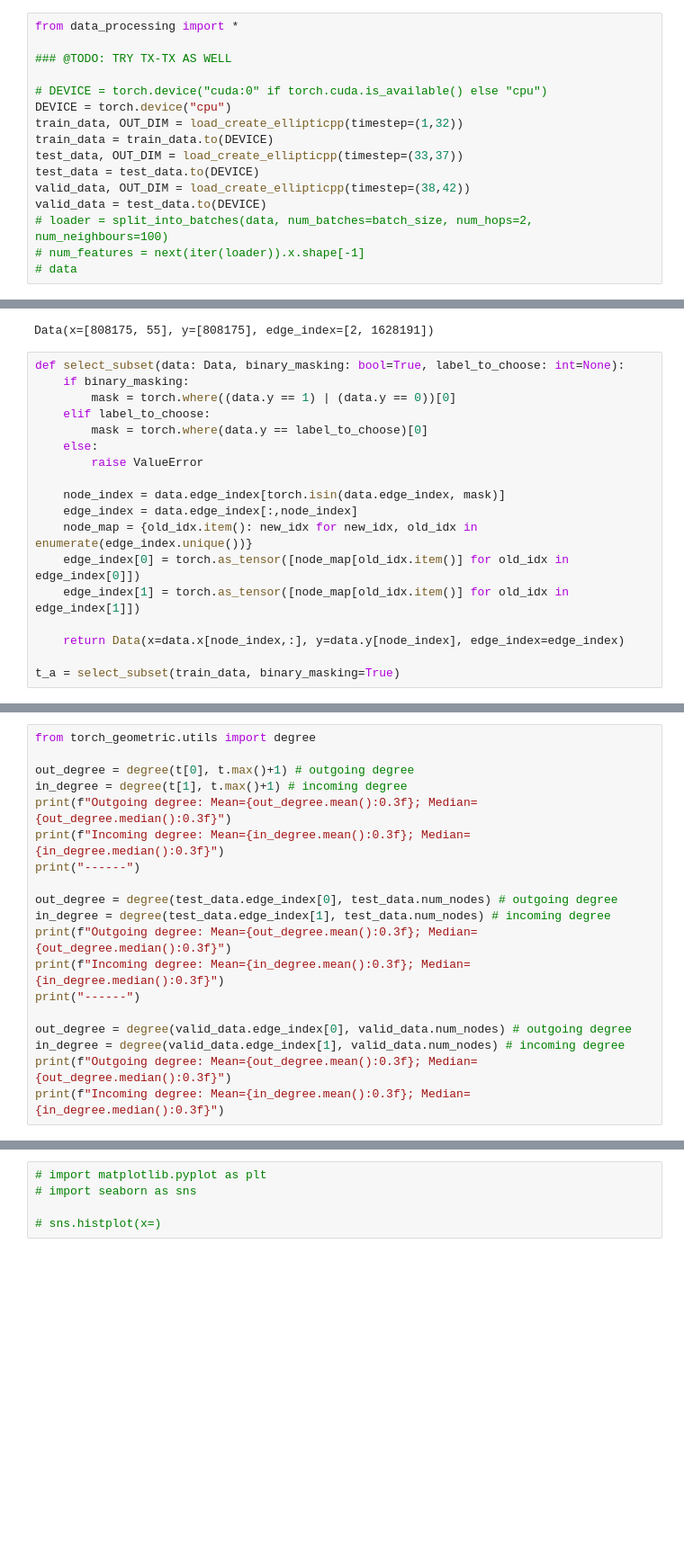
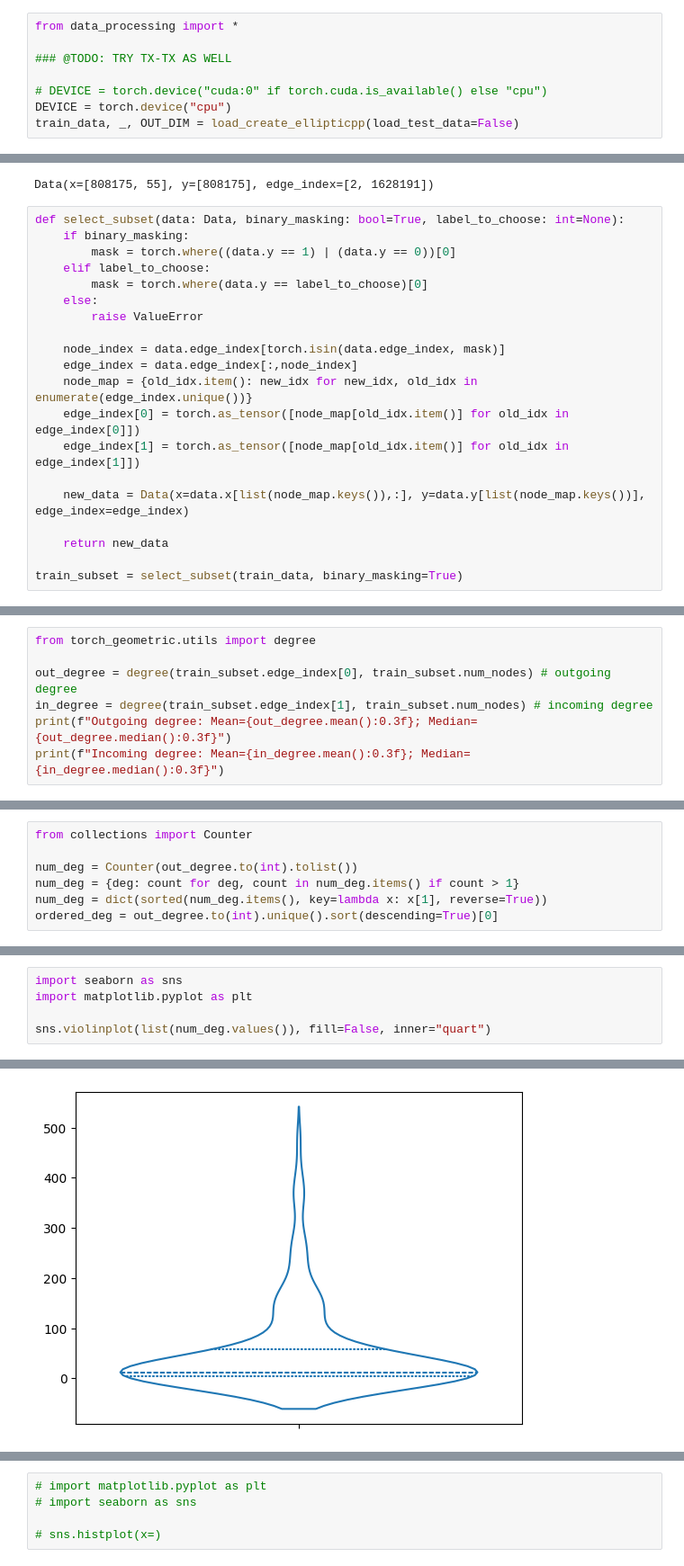
Before and after one commit to Tron404/SMCS_FraudDetection, a Jupyter notebook: data_exploration.ipynb, the cells around one changed output, grey strips where cells are left out. Shown: that part at 90% size. Cells and saved outputs as stored; diff of their text form; blank space fills up the shorter version.

```diff
--- a/data_exploration.ipynb
+++ b/data_exploration.ipynb
@@ -5,15 +5,7 @@ from data_processing import *
 
 # DEVICE = torch.device("cuda:0" if torch.cuda.is_available() else "cpu")
 DEVICE = torch.device("cpu")
-train_data, OUT_DIM = load_create_ellipticpp(timestep=(1,32))
-train_data = train_data.to(DEVICE)
-test_data, OUT_DIM = load_create_ellipticpp(timestep=(33,37))
-test_data = test_data.to(DEVICE)
-valid_data, OUT_DIM = load_create_ellipticpp(timestep=(38,42))
-valid_data = test_data.to(DEVICE)
-# loader = split_into_batches(data, num_batches=batch_size, num_hops=2, num_neighbours=100)
-# num_features = next(iter(loader)).x.shape[-1]
-# data
+train_data, _, OUT_DIM = load_create_ellipticpp(load_test_data=False)
 # %%
 train_data
 
@@ -36,6 +28,8 @@ def select_subset(data: Data, binary_masking: bool=True, label_to_choose: int=No
     edge_index[0] = torch.as_tensor([node_map[old_idx.item()] for old_idx in edge_index[0]])
     edge_index[1] = torch.as_tensor([node_map[old_idx.item()] for old_idx in edge_index[1]])
 
-    return Data(x=data.x[node_index,:], y=data.y[node_index], edge_index=edge_index)
+    new_data = Data(x=data.x[list(node_map.keys()),:], y=data.y[list(node_map.keys())], edge_index=edge_index)
 
-t_a = select_subset(train_data, binary_masking=True)
+    return new_data
+
+train_subset = select_subset(train_data, binary_masking=True)
@@ -53,22 +36,10 @@ torch.Size([2, 853444])
 # %%
 from torch_geometric.utils import degree
 
-out_degree = degree(t[0], t.max()+1) # outgoing degree
-in_degree = degree(t[1], t.max()+1) # incoming degree
+out_degree = degree(train_subset.edge_index[0], train_subset.num_nodes) # outgoing degree
+in_degree = degree(train_subset.edge_index[1], train_subset.num_nodes) # incoming degree
 print(f"Outgoing degree: Mean={out_degree.mean():0.3f}; Median={out_degree.median():0.3f}")
 print(f"Incoming degree: Mean={in_degree.mean():0.3f}; Median={in_degree.median():0.3f}")
-print("------")
-
-out_degree = degree(test_data.edge_index[0], test_data.num_nodes) # outgoing degree
-in_degree = degree(test_data.edge_index[1], test_data.num_nodes) # incoming degree
-print(f"Outgoing degree: Mean={out_degree.mean():0.3f}; Median={out_degree.median():0.3f}")
-print(f"Incoming degree: Mean={in_degree.mean():0.3f}; Median={in_degree.median():0.3f}")
-print("------")
-
-out_degree = degree(valid_data.edge_index[0], valid_data.num_nodes) # outgoing degree
-in_degree = degree(valid_data.edge_index[1], valid_data.num_nodes) # incoming degree
-print(f"Outgoing degree: Mean={out_degree.mean():0.3f}; Median={out_degree.median():0.3f}")
-print(f"Incoming degree: Mean={in_degree.mean():0.3f}; Median={in_degree.median():0.3f}")
 # %% [output]
 Outgoing degree: Mean=10.668; Median=0.000
 Incoming degree: Mean=10.668; Median=2.000
@@ -80,0 +46,7 @@ Incoming degree: Mean=2.934; Median=1.000
+# %%
+from collections import Counter
+
+num_deg = Counter(out_degree.to(int).tolist())
+num_deg = {deg: count for deg, count in num_deg.items() if count > 1}
+num_deg = dict(sorted(num_deg.items(), key=lambda x: x[1], reverse=True))
+ordered_deg = out_degree.to(int).unique().sort(descending=True)[0]
@@ -80,0 +79,6 @@ Incoming degree: Mean=2.934; Median=1.000
+# %%
+import seaborn as sns
+import matplotlib.pyplot as plt
+
+sns.violinplot(list(num_deg.values()), fill=False, inner="quart")
+# %% [output]
@@ -80,0 +86 @@ Incoming degree: Mean=2.934; Median=1.000
+[figure, added]
```
Also changed, not shown: parts of 10 cells of this notebook, 24 other files.
